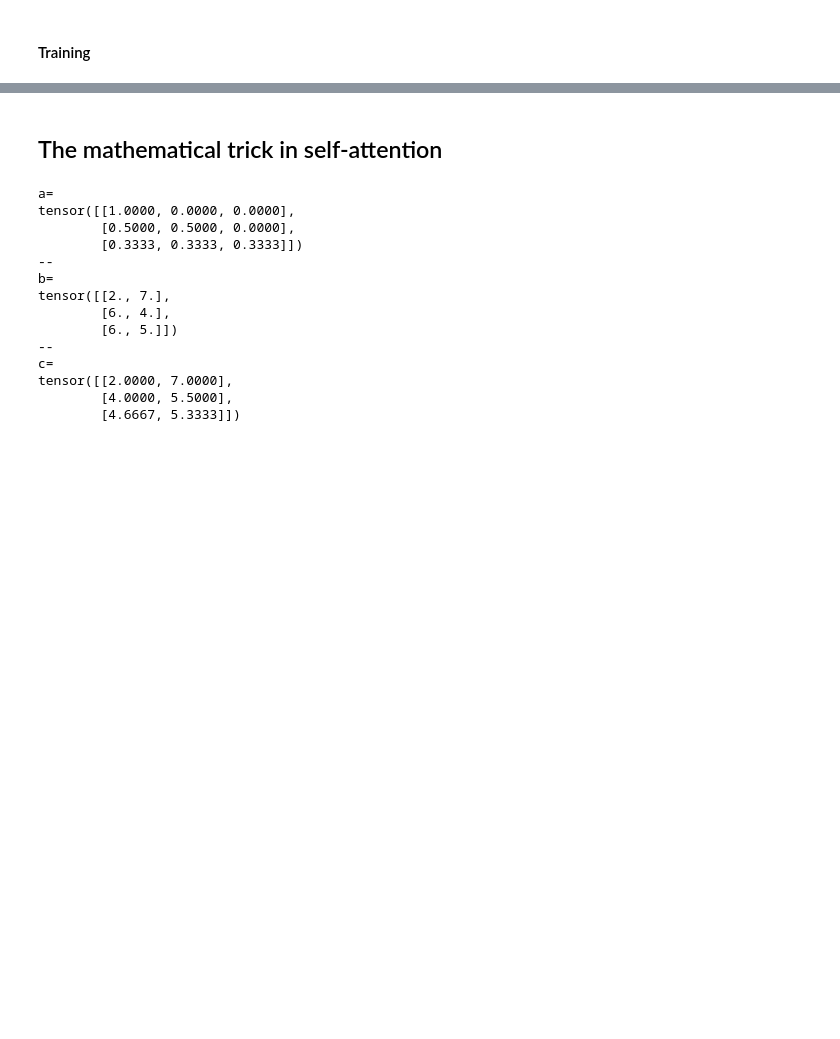
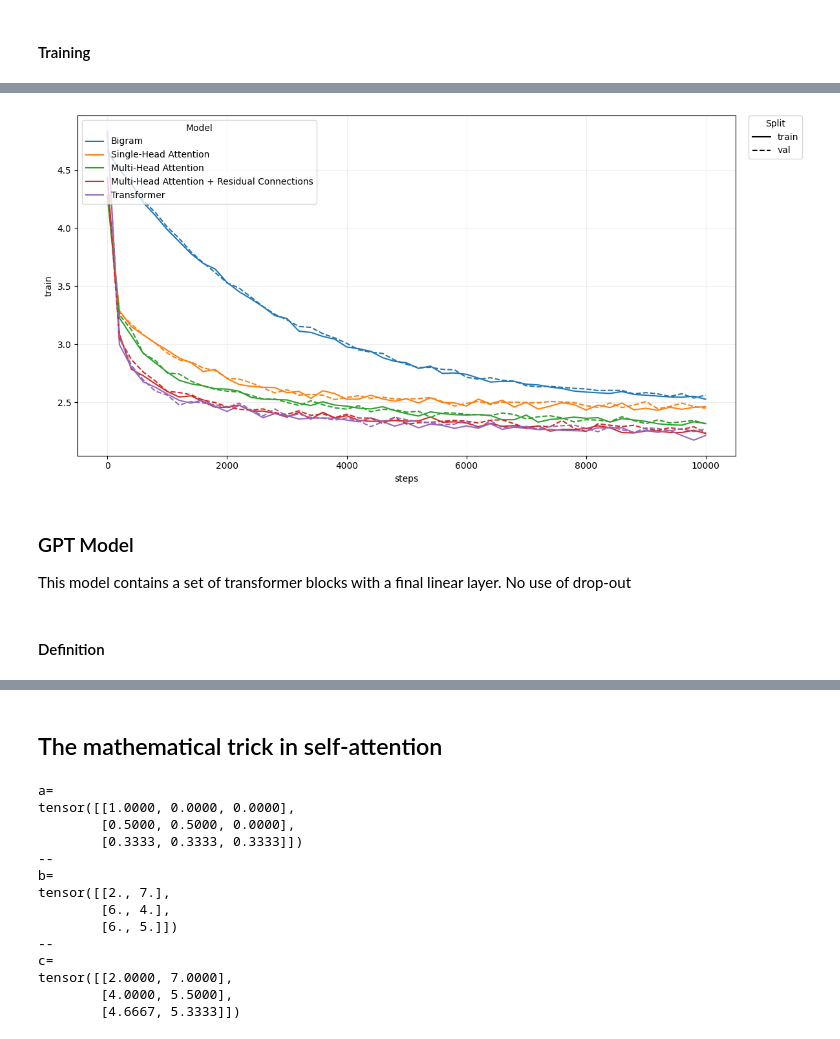
Before and after one commit to rubenbalbastre/llm, a Jupyter notebook: experiments/pre-training/gpt.ipynb, the cells around one changed output, grey strips where cells are left out. Saved outputs shown, nothing was run; the diff lists cells and outputs as text; code cells hidden in the pictures; blank space fills up the shorter version.

```diff
--- a/experiments/pre-training/gpt.ipynb
+++ b/experiments/pre-training/gpt.ipynb
@@ -553,0 +818,28 @@ CCEPSIAWoE rn soryt, bw or
+# %%
+batch_size = 32
+n_steps = 10000
+
+# create a PyTorch optimizer
+optimizer = torch.optim.AdamW(m.parameters(), lr=1e-3)
+
+for steps in range(n_steps): # increase number of steps for good results...
+
+    # sample a batch of data
+    xb, yb = get_batch('train')
+
+    # predict next token
+    logits = m(xb)
+
+    # evaluate the loss
+    loss = compute_loss(logits, yb)
+
+    if steps % 200 == 0 or steps == n_steps - 1:
+        losses = estimate_loss(model=m)
+        print(f"step {steps}: train loss {losses['train']:.4f}, val loss {losses['val']:.4f}")
+        losses['model'] = 'Transformer'
+        losses['steps'] = steps
+        losses_record.append(losses)
+
+    optimizer.zero_grad(set_to_none=True)
+    loss.backward()
+    optimizer.step()
@@ -553,0 +864,14 @@ CCEPSIAWoE rn soryt, bw or
+# %%
+import pandas as pd
+
+losses_df = pd.DataFrame(losses_record)
+
+plot_losses(losses_df)
+# %% [output]
+[figure, added]
+# %% [markdown]
+### GPT Model
+
+This model contains a set of transformer blocks with a final linear layer. No use of drop-out
+# %% [markdown]
+#### Definition
```
Also changed, not shown: parts of 29 cells of this notebook.
